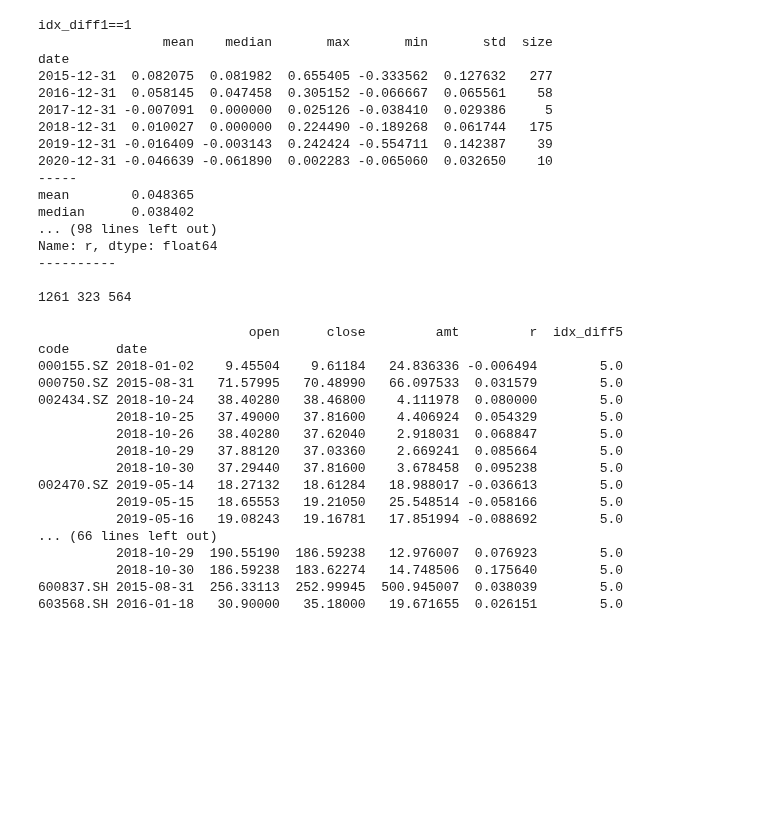
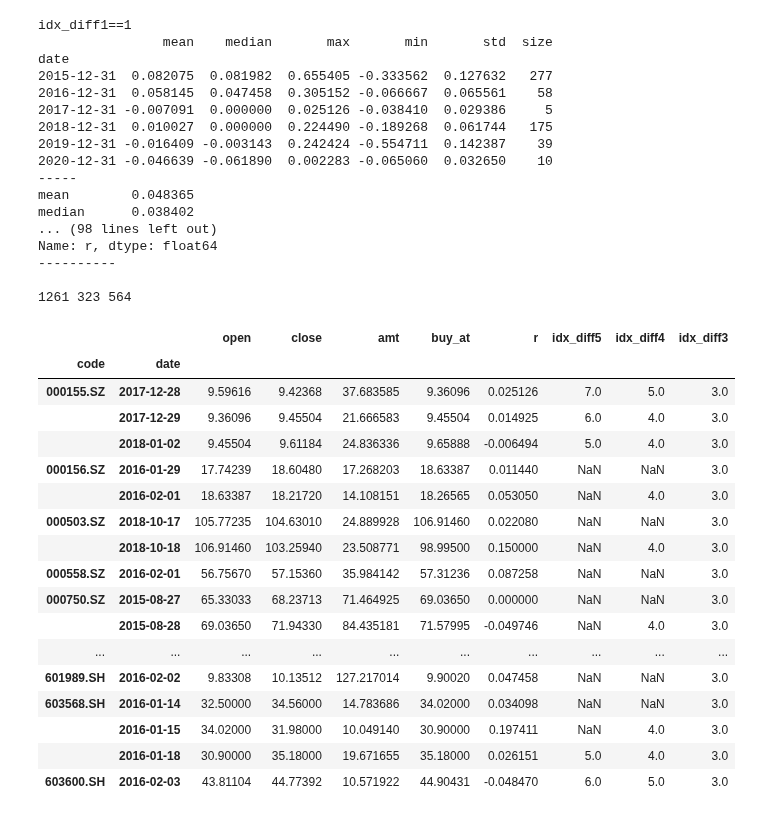
Before and after one commit to Bantorra0/Quant, a Jupyter notebook: oversold_strategy.ipynb, the cells around one changed output. Saved outputs shown, nothing was run; the diff lists cells and outputs as text; code cells hidden in the pictures; blank space fills up the shorter version.

```diff
--- a/oversold_strategy.ipynb
+++ b/oversold_strategy.ipynb
@@ -127,22 +127,24 @@ Name: r, dtype: float64
 
 1261 323 564
 # %%
-print(df_target[df_target['idx_diff{}'.format(5)]==5][['open','close','amt','r','idx_diff5']])
+i=3
+df_target[df_target['idx_diff{}'.format(i)]==i][['open','close','amt','buy_at','r','idx_diff5','idx_diff4','idx_diff3']]
 # %% [output]
-                           open      close         amt         r  idx_diff5
-code      date
-000155.SZ 2018-01-02    9.45504    9.61184   24.836336 -0.006494        5.0
-000750.SZ 2015-08-31   71.57995   70.48990   66.097533  0.031579        5.0
-002434.SZ 2018-10-24   38.40280   38.46800    4.111978  0.080000        5.0
-          2018-10-25   37.49000   37.81600    4.406924  0.054329        5.0
-          2018-10-26   38.40280   37.62040    2.918031  0.068847        5.0
-          2018-10-29   37.88120   37.03360    2.669241  0.085664        5.0
-          2018-10-30   37.29440   37.81600    3.678458  0.095238        5.0
-002470.SZ 2019-05-14   18.27132   18.61284   18.988017 -0.036613        5.0
-          2019-05-15   18.65553   19.21050   25.548514 -0.058166        5.0
-          2019-05-16   19.08243   19.16781   17.851994 -0.088692        5.0
-... (66 lines left out)
-          2018-10-29  190.55190  186.59238   12.976007  0.076923        5.0
-          2018-10-30  186.59238  183.62274   14.748506  0.175640        5.0
-600837.SH 2015-08-31  256.33113  252.99945  500.945007  0.038039        5.0
-603568.SH 2016-01-18   30.90000   35.18000   19.671655  0.026151        5.0
+|  |  | open | close | amt | buy_at | r | idx_diff5 | idx_diff4 | idx_diff3 |
+| code | date |  |  |  |  |  |  |  |  |
+| 000155.SZ | 2017-12-28 | 9.59616 | 9.42368 | 37.683585 | 9.36096 | 0.025126 | 7.0 | 5.0 | 3.0 |
+|  | 2017-12-29 | 9.36096 | 9.45504 | 21.666583 | 9.45504 | 0.014925 | 6.0 | 4.0 | 3.0 |
+|  | 2018-01-02 | 9.45504 | 9.61184 | 24.836336 | 9.65888 | -0.006494 | 5.0 | 4.0 | 3.0 |
+| 000156.SZ | 2016-01-29 | 17.74239 | 18.60480 | 17.268203 | 18.63387 | 0.011440 | NaN | NaN | 3.0 |
+|  | 2016-02-01 | 18.63387 | 18.21720 | 14.108151 | 18.26565 | 0.053050 | NaN | 4.0 | 3.0 |
+| 000503.SZ | 2018-10-17 | 105.77235 | 104.63010 | 24.889928 | 106.91460 | 0.022080 | NaN | NaN | 3.0 |
+|  | 2018-10-18 | 106.91460 | 103.25940 | 23.508771 | 98.99500 | 0.150000 | NaN | 4.0 | 3.0 |
+| 000558.SZ | 2016-02-01 | 56.75670 | 57.15360 | 35.984142 | 57.31236 | 0.087258 | NaN | NaN | 3.0 |
+| 000750.SZ | 2015-08-27 | 65.33033 | 68.23713 | 71.464925 | 69.03650 | 0.000000 | NaN | NaN | 3.0 |
+|  | 2015-08-28 | 69.03650 | 71.94330 | 84.435181 | 71.57995 | -0.049746 | NaN | 4.0 | 3.0 |
+| ... | ... | ... | ... | ... | ... | ... | ... | ... | ... |
+| 601989.SH | 2016-02-02 | 9.83308 | 10.13512 | 127.217014 | 9.90020 | 0.047458 | NaN | NaN | 3.0 |
+| 603568.SH | 2016-01-14 | 32.50000 | 34.56000 | 14.783686 | 34.02000 | 0.034098 | NaN | NaN | 3.0 |
+|  | 2016-01-15 | 34.02000 | 31.98000 | 10.049140 | 30.90000 | 0.197411 | NaN | 4.0 | 3.0 |
+|  | 2016-01-18 | 30.90000 | 35.18000 | 19.671655 | 35.18000 | 0.026151 | 5.0 | 4.0 | 3.0 |
+| 603600.SH | 2016-02-03 | 43.81104 | 44.77392 | 10.571922 | 44.90431 | -0.048470 | 6.0 | 5.0 | 3.0 |
```
Also changed, not shown: parts of 8 cells of this notebook, 3 other files.
